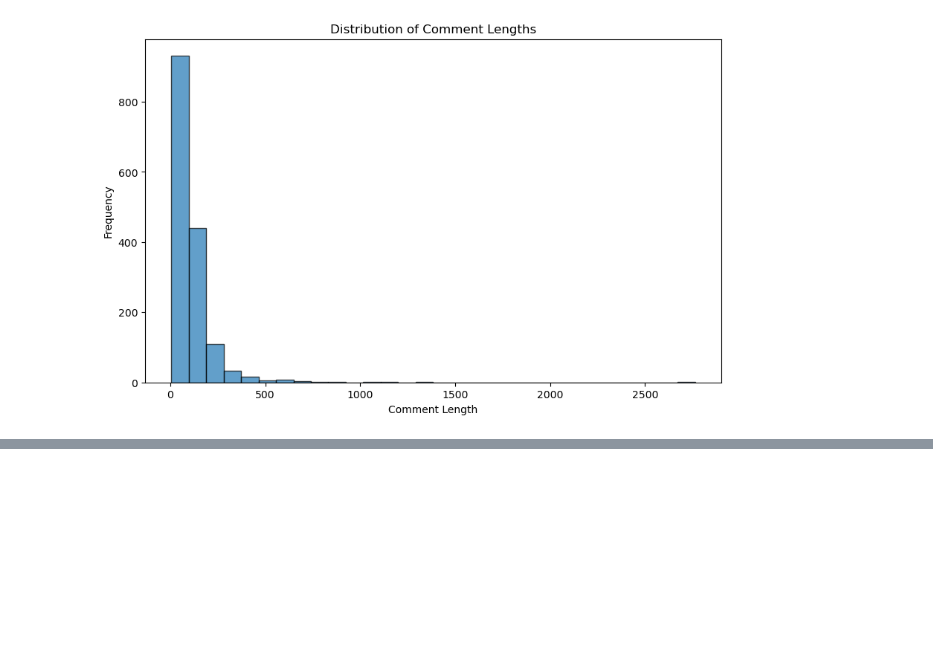
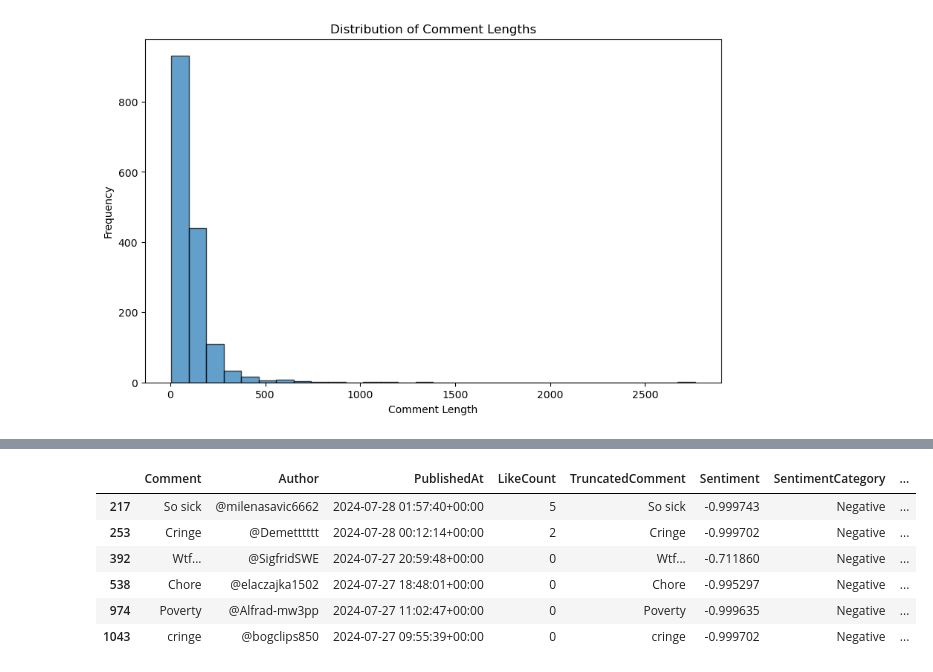
Before and after one commit to gabriela5rova/DS_Various, a Jupyter notebook: Exercises/Olympics Opening Youtube Comments/Exploratory analysis Youtube Olympics Opening Video.ipynb, the cells around one changed output, grey strips where cells are left out. Drawn from its saved outputs; the diff is of its cells as text; code cells hidden in the pictures; blank space fills up the shorter version.

```diff
--- a/Exercises/Olympics Opening Youtube Comments/Exploratory analysis Youtube Olympics Opening Video.ipynb
+++ b/Exercises/Olympics Opening Youtube Comments/Exploratory analysis Youtube Olympics Opening Video.ipynb
@@ -422,0 +439,10 @@ plt.show()
+# %%
+youtube_olympics_comments_english[youtube_olympics_comments_english['CommentLength'] < 8]
+# %% [output]
+|  | Comment | Author | PublishedAt | LikeCount | TruncatedComment | Sentiment | SentimentCategory | ... |
+| 217 | So sick | @milenasavic6662 | 2024-07-28 01:57:40+00:00 | 5 | So sick | -0.999743 | Negative | ... |
+| 253 | Cringe | @Demetttttt | 2024-07-28 00:12:14+00:00 | 2 | Cringe | -0.999702 | Negative | ... |
+| 392 | Wtf... | @SigfridSWE | 2024-07-27 20:59:48+00:00 | 0 | Wtf... | -0.711860 | Negative | ... |
+| 538 | Chore | @elaczajka1502 | 2024-07-27 18:48:01+00:00 | 0 | Chore | -0.995297 | Negative | ... |
+| 974 | Poverty | @Alfrad-mw3pp | 2024-07-27 11:02:47+00:00 | 0 | Poverty | -0.999635 | Negative | ... |
+| 1043 | cringe | @bogclips850 | 2024-07-27 09:55:39+00:00 | 0 | cringe | -0.999702 | Negative | ... |
```
Also changed, not shown: parts of 6 cells of this notebook.
